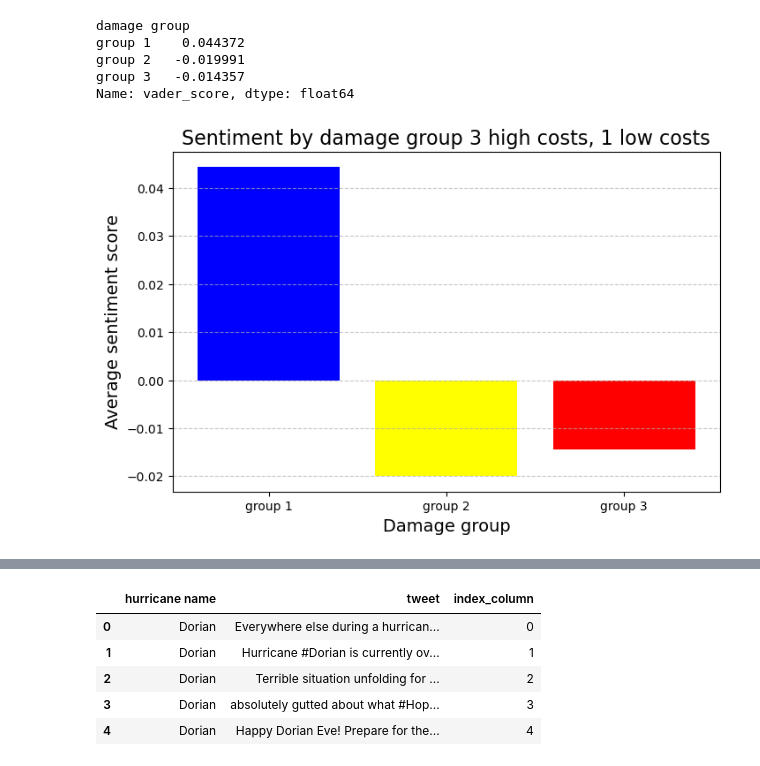
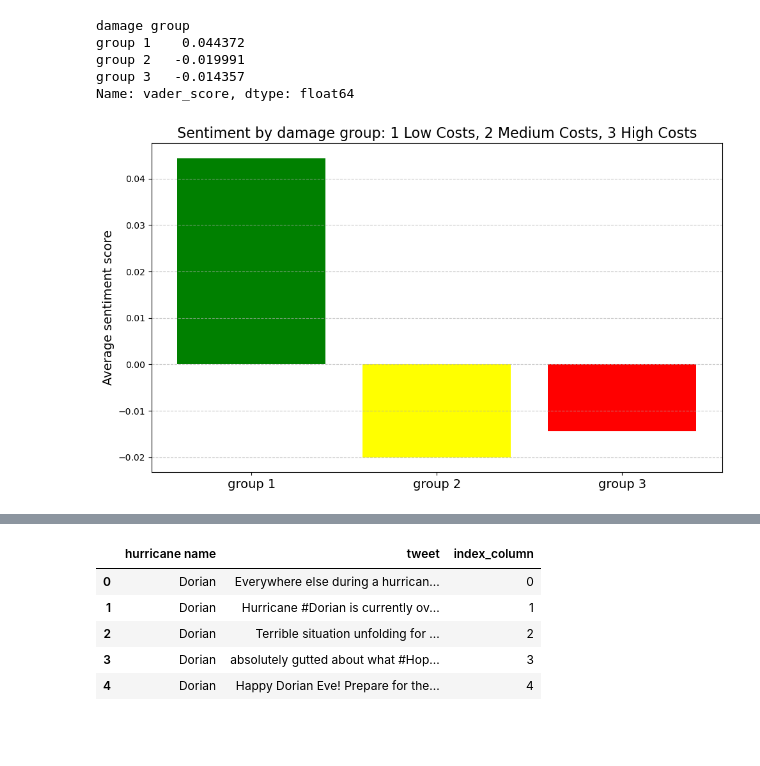
Before and after one commit to hargumber/Project_4-Team_3, a Jupyter notebook: Aleksandra/hurricane_tweet.ipynb, the cells around one changed output, grey strips where cells are left out. Drawn from its saved outputs; the diff is of its cells as text; code cells hidden in the pictures; blank space fills up the shorter version.

```diff
--- a/Aleksandra/hurricane_tweet.ipynb
+++ b/Aleksandra/hurricane_tweet.ipynb
@@ -26,7 +26,7 @@ import numpy as np
 # %%
 # I ask chat gpt to give me patern how I supposed to connect with server
 # Our database connection to server:
-db_url = "it's in our team group channel"
+db_url = "in our team 3 group channel"
 # %%
 # Create an engine
 engine = create_engine(db_url)
@@ -1163,22 +1172,23 @@ group 2   -0.019991
 group 3   -0.014357
 Name: vader_score, dtype: float64
 # %%
-colors = ['blue', 'yellow', 'red']
+colors = ['green', 'yellow', 'red']
 
-plt.figure(figsize=(8, 5))
+plt.figure(figsize=(10, 6))
 plt.bar(average_sentiment_by_group.index, average_sentiment_by_group, color=colors)
 
 
-plt.title('Sentiment by damage group 3 high costs, 1 low costs', fontsize=16)
-plt.xlabel('Damage group', fontsize=14)
+plt.title('Sentiment by damage group: 1 Low Costs, 2 Medium Costs, 3 High Costs', fontsize=16)
+# plt.xlabel('Damage group', fontsize=14)
 plt.ylabel('Average sentiment score', fontsize=14)
-
+plt.xticks(fontsize=14)
 # Adding grid for better visualization
 plt.grid(True, axis='y', linestyle='--', alpha=0.7)
-
+plt.tight_layout()
+plt.savefig('Damage_sentiment.png')
 plt.show()
 # %% [output]
-[figure, old version]
+[figure, new version]
 # %%
 # generate 3 word clouds for each group: ( I was checking for a pattern how to do that for 3 of them in chat gpt )
 
```
Also changed, not shown: parts of 18 cells of this notebook, 18 other files.
